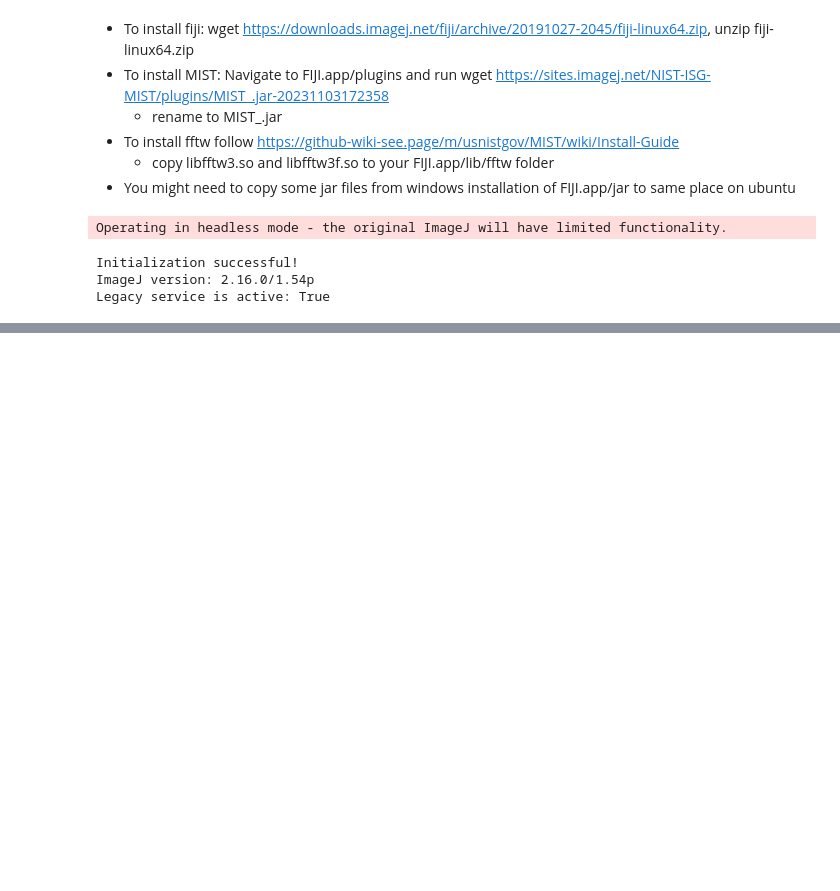
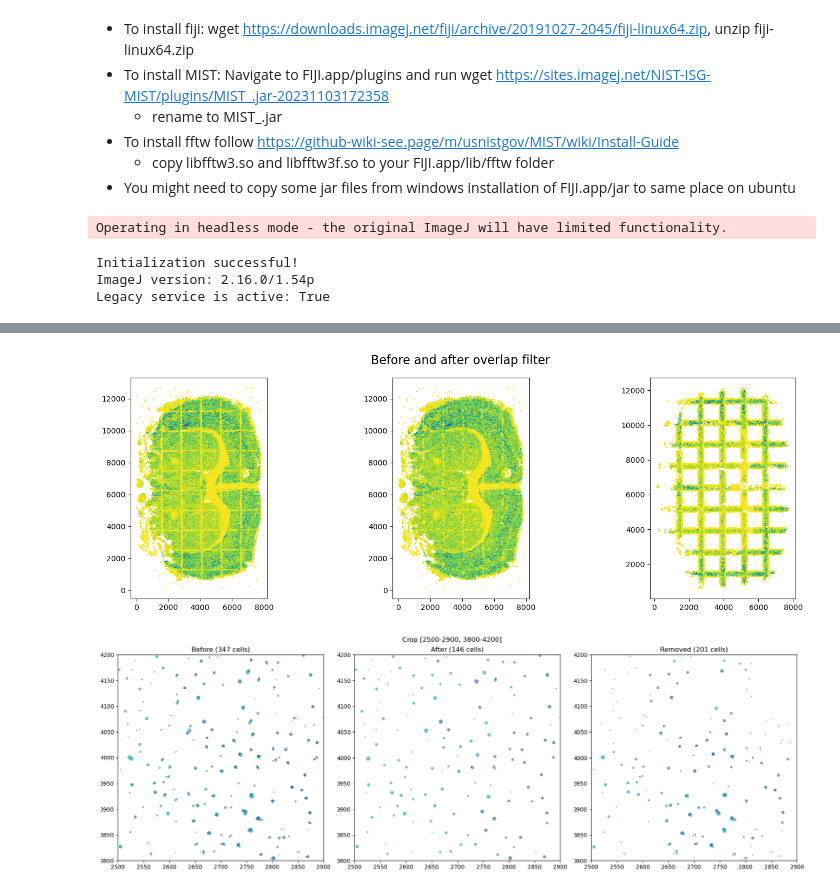
Before and after one commit to ZadorLaboratory/barseq-processing, a Jupyter notebook: attic/goswami/barseq_v2.ipynb, the cells around one changed output, grey strips where cells are left out. Cells and saved outputs as stored; diff of their text form; code cells hidden in the pictures; blank space fills up the shorter version.

```diff
--- a/attic/goswami/barseq_v2.ipynb
+++ b/attic/goswami/barseq_v2.ipynb
@@ -2169,0 +2555,57 @@ filter_overlapping_cells(pth,fname='alldata06092025.joblib',rescale_factor=0.5,p
+# %%
+data2=load(os.path.join(pth,'processed','filt_neurons.joblib'))
+fov=2
+data=load(os.path.join(pth,'processed',data_file))
+neurons=data['neurons']
+filt_neurons=data2['filt_neurons']
+id_fov1=neurons['slice']==fov
+id_to_keep=(data2['removecells_all']) & (neurons['slice']==fov)
+id_fov=(filt_neurons['slice']==fov)
+fg, ax=plt.subplots(1,3)
+fg.suptitle('Before and after overlap filter', fontsize=16)
+fg.set_figheight(5)
+fg.set_figwidth(15)
+
+exp_mat=neurons['expmat'].todense() # I should do it in csr rather than dense--memory efficient
+total_exp_cell=np.asarray(np.sum(exp_mat,axis=1))
+ax[0].scatter(neurons['pos10x_x'][id_fov1],neurons['pos10x_y'][id_fov1],1,total_exp_cell[id_fov1],cmap=plt.cm.viridis_r)
+ax[0].set_aspect('equal',adjustable='box')
+ax[1].scatter(filt_neurons['pos10x_x'][id_fov],filt_neurons['pos10x_y'][id_fov],1,total_exp_cell[id_to_keep],cmap=plt.cm.viridis_r)
+ax[1].set_aspect('equal',adjustable='box')
+
+
+id_to_remove=(~data2['removecells_all']) & (neurons['slice']==fov)
+ax[2].scatter(neurons['pos10x_x'][id_to_remove],neurons['pos10x_y'][id_to_remove],1,total_exp_cell[id_to_remove],cmap=plt.cm.viridis_r)
+ax[2].set_aspect('equal',adjustable='box')
+fg.tight_layout()
+# pick a region spanning one tile boundary
+xmin_crop, xmax_crop = 2500, 2900
+ymin_crop, ymax_crop = 3800, 4200
+
+total_exp_all = np.asarray(np.sum(neurons['expmat'].todense(), axis=1)).flatten()
+total_exp_filt = np.asarray(np.sum(filt_neurons['expmat'].todense(), axis=1)).flatten()
+
+fig, axes = plt.subplots(1, 3, figsize=(18, 6))
+
+datasets = [
+    (neurons['pos10x_x'][id_fov1], neurons['pos10x_y'][id_fov1], neurons['fov'][id_fov1], total_exp_all[id_fov1], 'Before'),
+    (filt_neurons['pos10x_x'][id_fov], filt_neurons['pos10x_y'][id_fov], filt_neurons['fov'][id_fov], total_exp_filt[id_fov], 'After'),
+    (neurons['pos10x_x'][id_to_remove], neurons['pos10x_y'][id_to_remove], neurons['fov'][id_to_remove], total_exp_all[id_to_remove], 'Removed'),
+]
+
+for ax, (x, y, fov, exp, title) in zip(axes, datasets):
+    in_crop = (x > xmin_crop) & (x < xmax_crop) & (y > ymin_crop) & (y < ymax_crop)
+    if in_crop.sum() > 0:
+        sizes = np.clip(exp[in_crop] / exp[in_crop].max() * 50, 2, 50)
+        sc = ax.scatter(x[in_crop], y[in_crop], s=sizes, c=fov[in_crop], cmap='tab10', alpha=0.7, edgecolors='k', linewidths=0.3)
+    ax.set_xlim(xmin_crop, xmax_crop)
+    ax.set_ylim(ymin_crop, ymax_crop)
+    ax.set_title(f'{title} ({in_crop.sum()} cells)')
+    ax.set_aspect('equal')
+
+plt.suptitle(f'Crop [{xmin_crop}-{xmax_crop}, {ymin_crop}-{ymax_crop}]')
+plt.tight_layout()
+plt.show()
+# %% [output]
+[figure, added]
+[figure, added]
```
Also changed, not shown: parts of 34 cells of this notebook.
